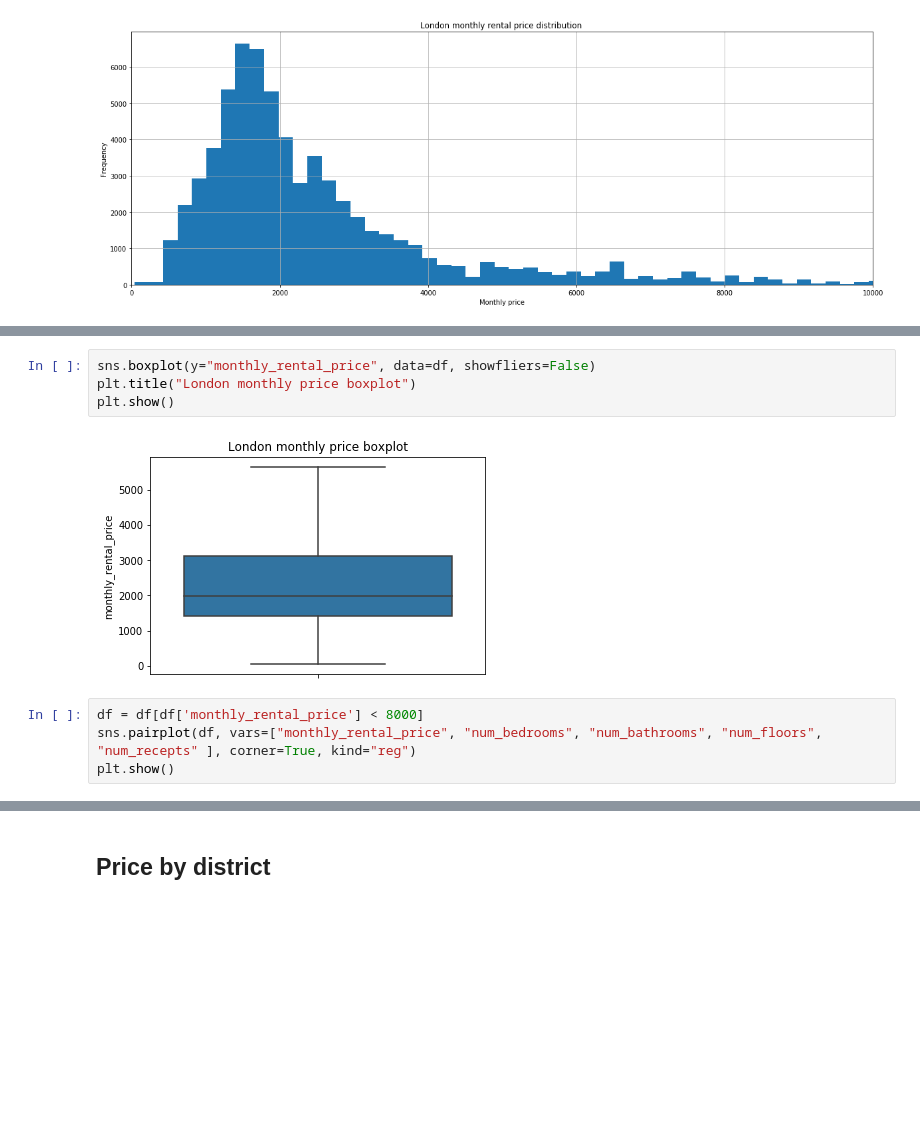
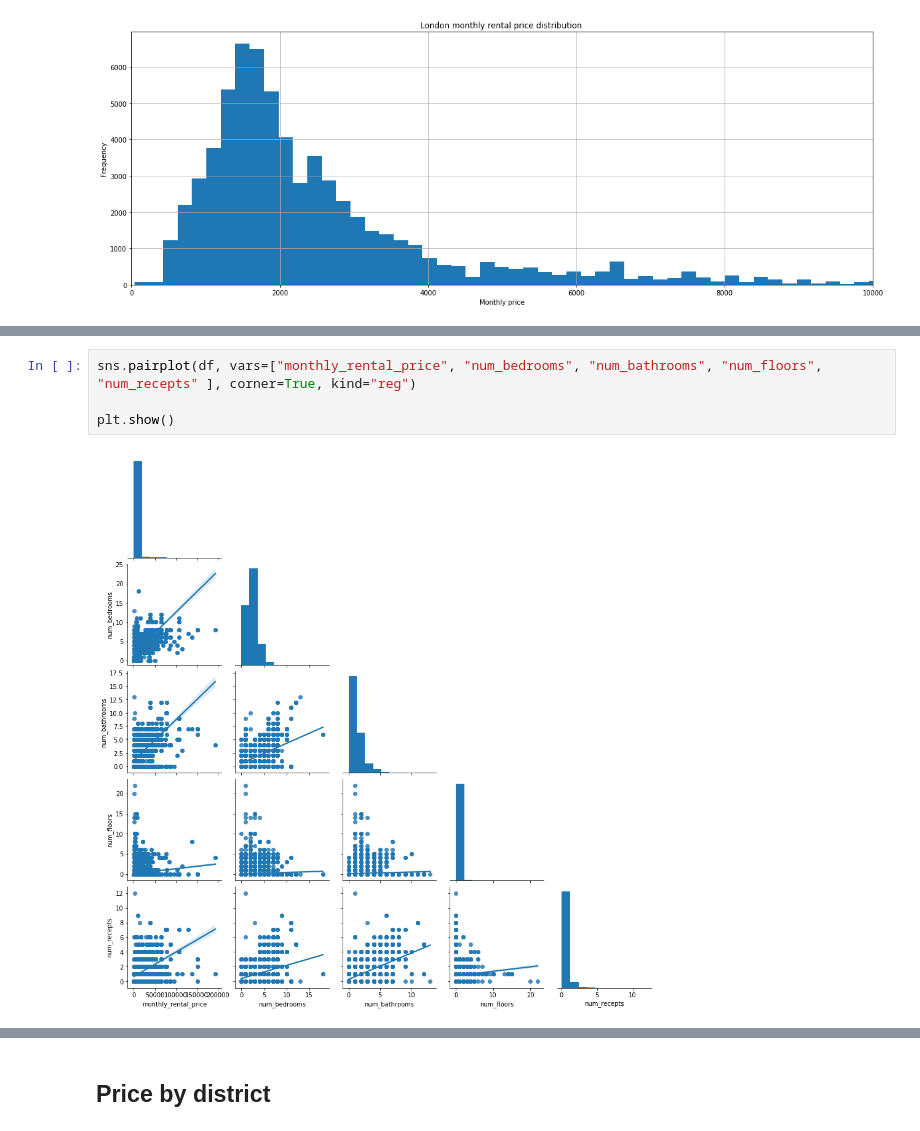
Before and after one commit to marco-cardoso/property_anomaly_detector_frontend, a Jupyter notebook: notebooks/eda.ipynb, the cells around one changed output, grey strips where cells are left out. Drawn from its saved outputs; the diff is of its cells as text; blank space fills up the shorter version.

```diff
--- a/notebooks/eda.ipynb
+++ b/notebooks/eda.ipynb
@@ -219,13 +221,9 @@ plt.show()
-# %%
-sns.boxplot(y="monthly_rental_price", data=df, showfliers=False)
-plt.title("London monthly price boxplot")
-plt.show()
-# %% [output]
-[figure, removed]
 # %%
-df = df[df['monthly_rental_price'] < 8000]
 sns.pairplot(df, vars=["monthly_rental_price", "num_bedrooms", "num_bathrooms", "num_floors", "num_recepts" ], corner=True, kind="reg")
+
 plt.show()
+# %% [output]
+[figure, added]
 # %%
 g = sns.FacetGrid(df, col="shared_occupancy")
 
```
Also changed, not shown: parts of 9 cells of this notebook, 1 other file.
